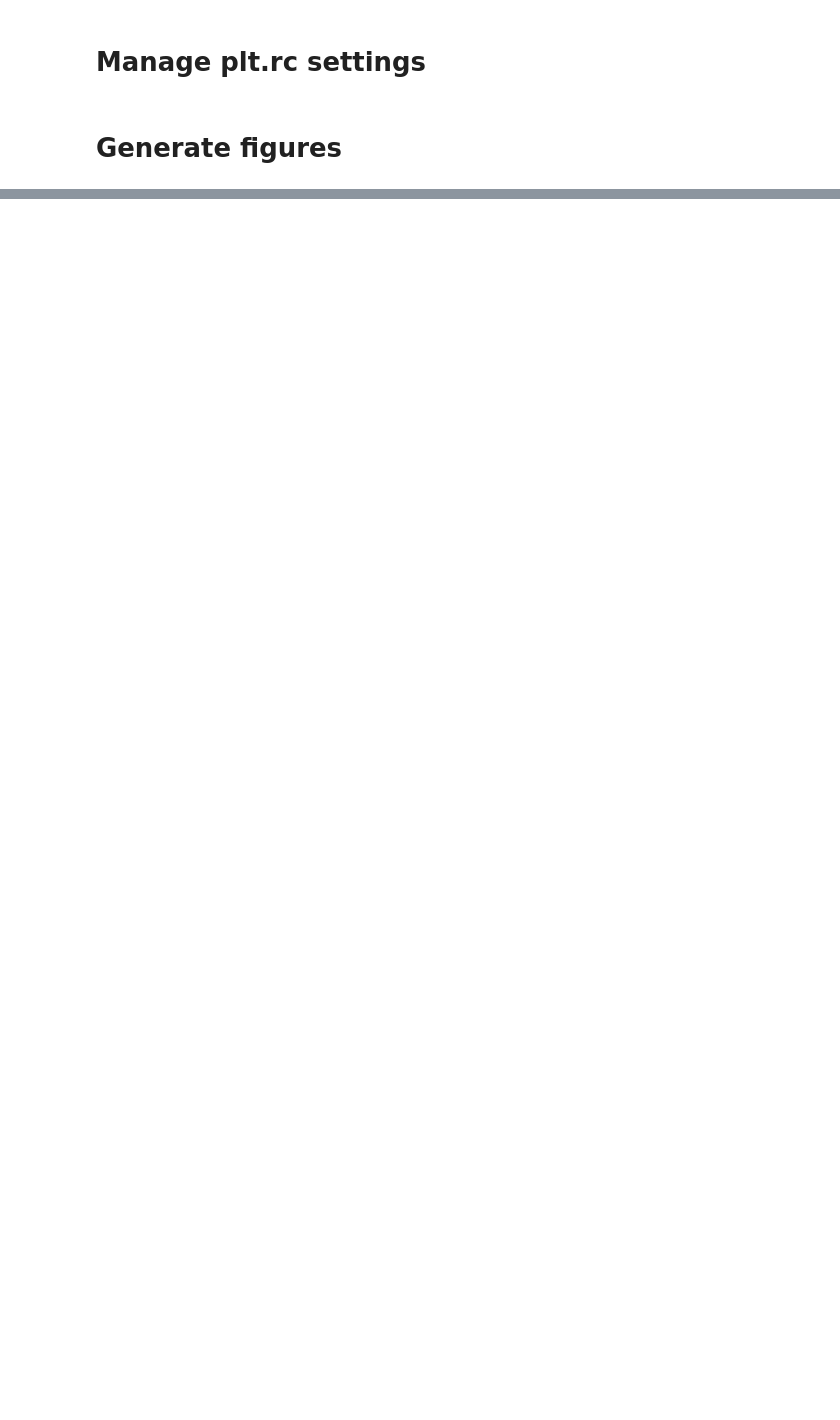
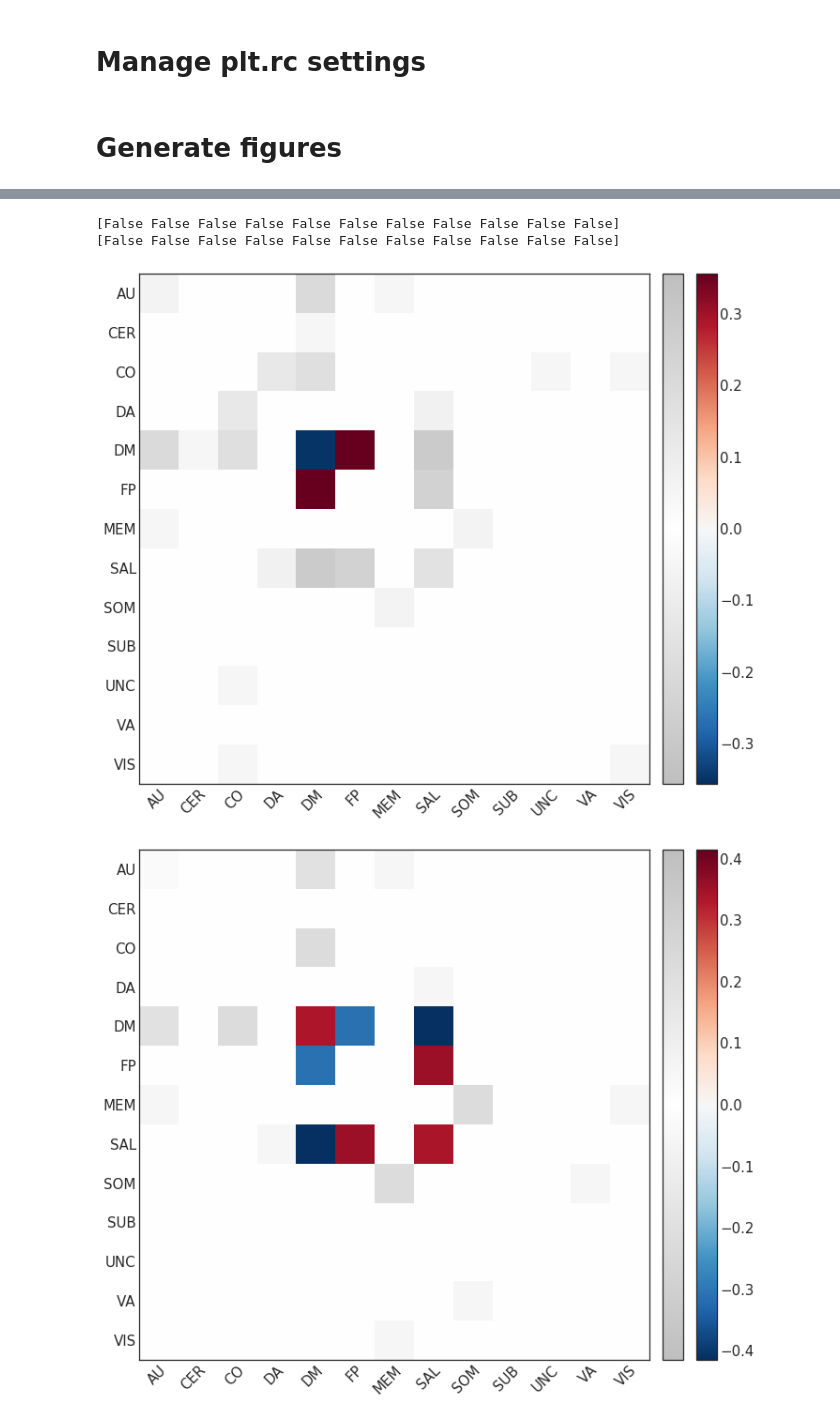
Before and after one commit to kfinc/wm-training-modularity, a Jupyter notebook: 04-dynamic_FC_analyses/12-mlm_networks_summary.ipynb, the cells around one changed output, grey strips where cells are left out. Cells and saved outputs as stored; diff of their text form; code cells hidden in the pictures; blank space fills up the shorter version.

```diff
--- a/04-dynamic_FC_analyses/12-mlm_networks_summary.ipynb
+++ b/04-dynamic_FC_analyses/12-mlm_networks_summary.ipynb
@@ -211,0 +303,38 @@ cb_nsig.set_ticks([])
+# %%
+# Behavioral variables
+drop_prt = np.mean(beh[sub_filter, :, meta['dim3'].index('prt'), -1, :], axis=-1) \
+         - np.mean(beh[sub_filter, :, meta['dim3'].index('prt'), 0, :], axis=-1)
+drop_dpr = np.mean(beh[sub_filter, :, meta['dim3'].index('dpr'), -1, :], axis=-1) \
+         - np.mean(beh[sub_filter, :, meta['dim3'].index('dpr'), 0, :], axis=-1)
+delta_prt = drop_prt[:, -1] - drop_prt[:, 0]
+delta_dpr = drop_dpr[:, -1] - drop_dpr[:, 0]
+
+bbcor_prt_pval = np.zeros((len(labels), len(labels)))
+bbcor_dpr_pval = np.zeros((len(labels), len(labels)))
+bbcor_prt_rho = np.zeros((len(labels), len(labels)))
+bbcor_dpr_rho = np.zeros((len(labels), len(labels)))
+
+for i in range(len(labels)):
+    for j in range(i, len(labels)):
+
+        delta_net = cart[sub_filter, -1, i, j] - cart[sub_filter, 0, i, j]
+
+        bbcor_prt_rho[i,j], bbcor_prt_pval[i,j] = pearsonr(delta_prt, delta_net)
+        bbcor_dpr_rho[i,j], bbcor_dpr_pval[i,j] = pearsonr(delta_dpr, delta_net)
+
+# Correct for multiple comparison
+ind_corrected = np.nonzero((correct_pvals_array(pval_mlm[1]) < 0.05) * correct_pvals_array(pval_mlm[1]) != 0)
+mask = symmetrize(correct_pvals_array(pval_mlm[1])) < 0.05
+# %%
+# Show if any test pass FDR correction
+print(multipletests(bbcor_prt_pval[ind_corrected], method='fdr_bh')[1] < 0.05)
+print(multipletests(bbcor_dpr_pval[ind_corrected], method='fdr_bh')[1] < 0.05)
+# %% [output]
+[False False False False False False False False False False False]
+[False False False False False False False False False False False]
+# %%
+matrix_pval_plot(bbcor_prt_pval, bbcor_prt_rho * mask, labels)
+matrix_pval_plot(bbcor_dpr_pval, bbcor_dpr_rho * mask, labels)
+# %% [output]
+[figure, added]
+[figure, added]
```
Also changed, not shown: parts of 19 cells of this notebook, 1 other file.
